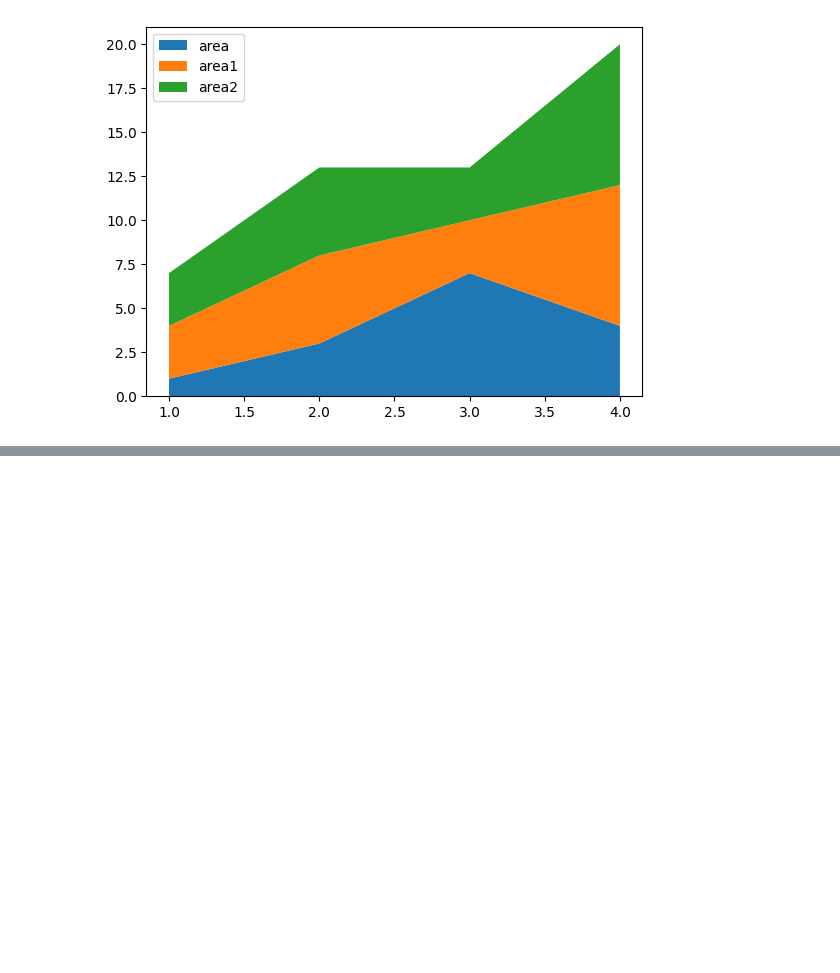
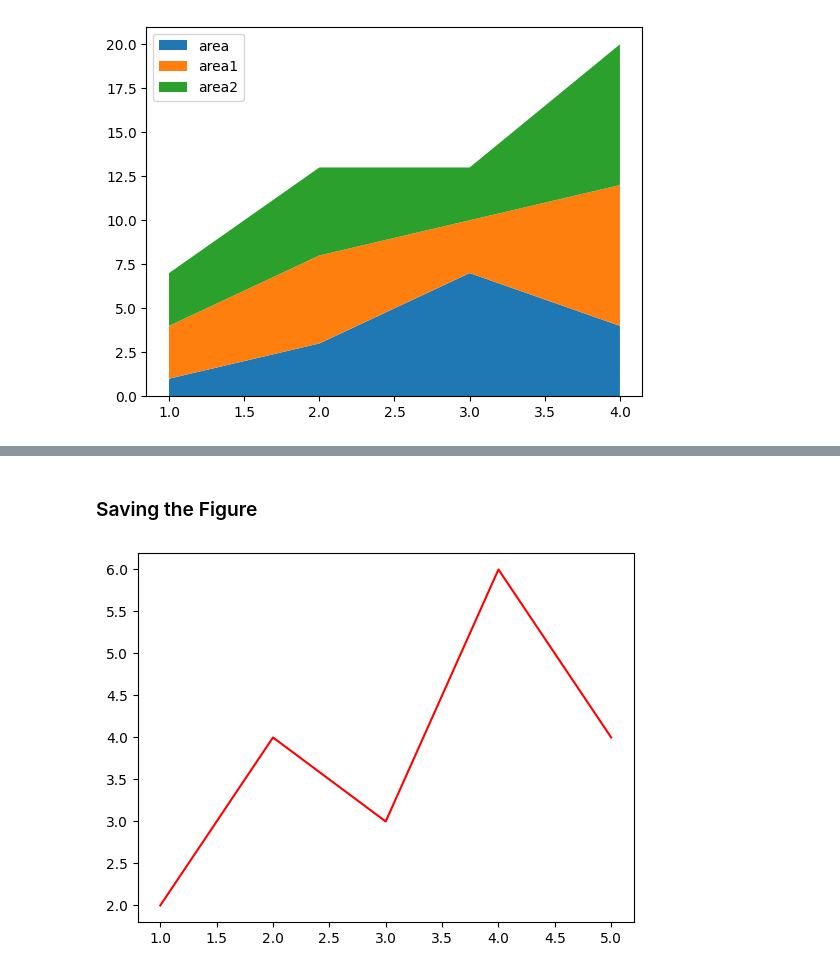
Before and after one commit to Ayushraj2141/isa-intern, a Jupyter notebook: Python_mathplotlib/understanding.ipynb, the cells around one changed output, grey strips where cells are left out. Drawn from its saved outputs; the diff is of its cells as text; code cells hidden in the pictures; blank space fills up the shorter version.

```diff
--- a/Python_mathplotlib/understanding.ipynb
+++ b/Python_mathplotlib/understanding.ipynb
@@ -286,0 +345,17 @@ plt.show()
+# %% [markdown]
+### Saving the Figure
+# %%
+import matplotlib.pyplot as plt
+
+x=[1,2,3,4,5]
+y=[2,4,3,6,4]
+
+plt.plot(x,y,color="r")
+
+plt.savefig("plot",dpi=2000 , facecolor = "y") # dot per inch -- better quality
+# save in different file types .pdf or .jpg or .png etc etc  // transparent = True to remove the background white
+
+
+plt.show()
+# %% [output]
+[figure, added]
```
Also changed, not shown: parts of 5 cells of this notebook, 1 other file.
